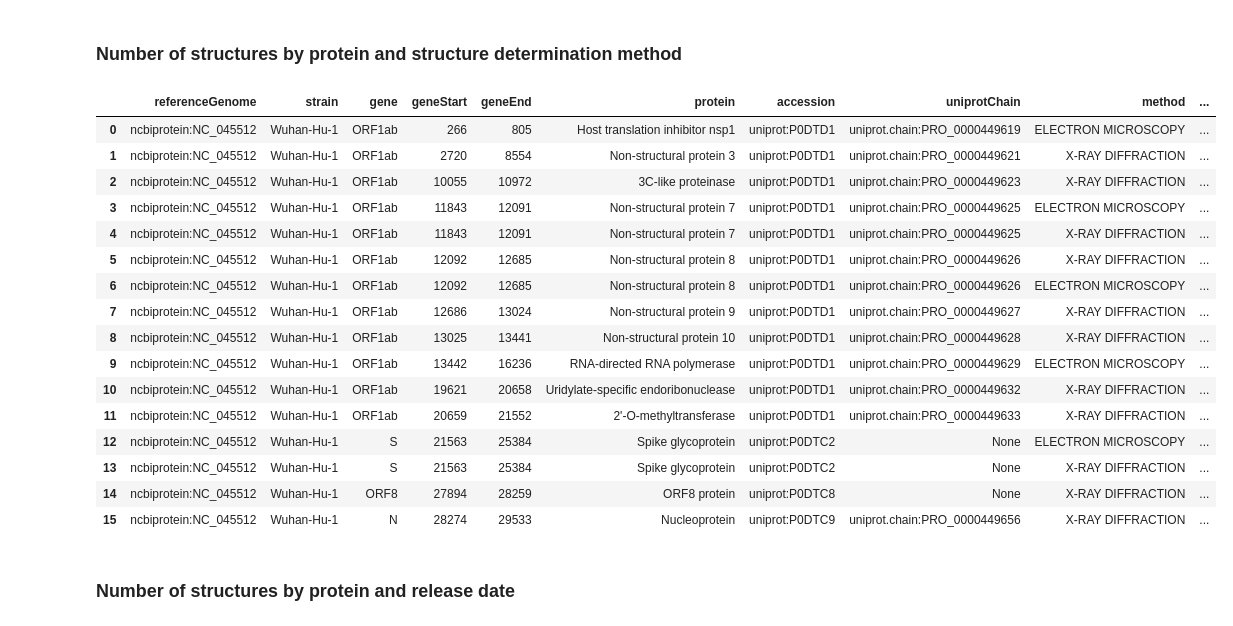
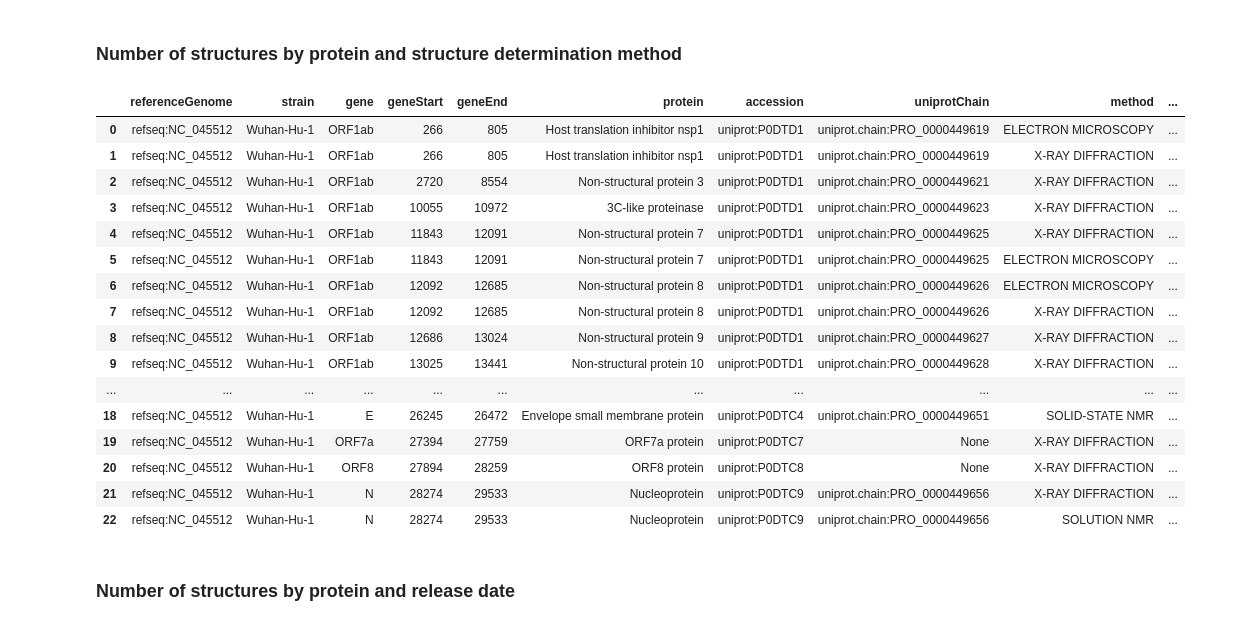
Before and after one commit to covid-19-net/covid-19-community, a Jupyter notebook: notebooks/analyses/SARS-CoV-2-3DStructures.ipynb, the cells around one changed output. Cells and saved outputs as stored; diff of their text form; code cells hidden in the pictures.

Commit message:
use new HAS_GENE relationship

```diff
--- a/notebooks/analyses/SARS-CoV-2-3DStructures.ipynb
+++ b/notebooks/analyses/SARS-CoV-2-3DStructures.ipynb
@@ -51,33 +55,33 @@ pdbs.head(1000)
 ### Number of structures by protein and structure determination method
 # %%
 query = """
-MATCH (r:Strain{id: $reference_genome})-[:HAS]->(g:Gene)-[:ENCODES]->(p:Protein)
+MATCH (r:Strain{id: $reference_genome})-[:HAS_GENE]->(g:Gene)-[:ENCODES]->(p:Protein)
       -[:HAS_TERTIARY_STRUCTURE]->(:Chain)-[:IS_PART_OF_STRUCTURE]->(s:Structure)
 WHERE (g.end - g.start) < 10000 // exclude polyproteins
 RETURN r.id AS referenceGenome, r.name AS strain, g.name AS gene, g.start AS geneStart, g.end AS geneEnd,
        p.name AS protein, p.accession AS accession, p.proId AS uniprotChain, s.method AS method, count(s.method) AS structures
 ORDER BY geneStart, accession, geneEnd DESC
 """
 pdbs = graph.run(query, reference_genome=reference_genome).to_data_frame()
 pdbs.head(1000)
 # %% [output]
 |  | referenceGenome | strain | gene | geneStart | geneEnd | protein | accession | uniprotChain | method | ... |
-| 0 | ncbiprotein:NC_045512 | Wuhan-Hu-1 | ORF1ab | 266 | 805 | Host translation inhibitor nsp1 | uniprot:P0DTD1 | uniprot.chain:PRO_0000449619 | ELECTRON MICROSCOPY | ... |
-| 1 | ncbiprotein:NC_045512 | Wuhan-Hu-1 | ORF1ab | 2720 | 8554 | Non-structural protein 3 | uniprot:P0DTD1 | uniprot.chain:PRO_0000449621 | X-RAY DIFFRACTION | ... |
-| 2 | ncbiprotein:NC_045512 | Wuhan-Hu-1 | ORF1ab | 10055 | 10972 | 3C-like proteinase | uniprot:P0DTD1 | uniprot.chain:PRO_0000449623 | X-RAY DIFFRACTION | ... |
-| 3 | ncbiprotein:NC_045512 | Wuhan-Hu-1 | ORF1ab | 11843 | 12091 | Non-structural protein 7 | uniprot:P0DTD1 | uniprot.chain:PRO_0000449625 | ELECTRON MICROSCOPY | ... |
-| 4 | ncbiprotein:NC_045512 | Wuhan-Hu-1 | ORF1ab | 11843 | 12091 | Non-structural protein 7 | uniprot:P0DTD1 | uniprot.chain:PRO_0000449625 | X-RAY DIFFRACTION | ... |
-| 5 | ncbiprotein:NC_045512 | Wuhan-Hu-1 | ORF1ab | 12092 | 12685 | Non-structural protein 8 | uniprot:P0DTD1 | uniprot.chain:PRO_0000449626 | X-RAY DIFFRACTION | ... |
-| 6 | ncbiprotein:NC_045512 | Wuhan-Hu-1 | ORF1ab | 12092 | 12685 | Non-structural protein 8 | uniprot:P0DTD1 | uniprot.chain:PRO_0000449626 | ELECTRON MICROSCOPY | ... |
-| 7 | ncbiprotein:NC_045512 | Wuhan-Hu-1 | ORF1ab | 12686 | 13024 | Non-structural protein 9 | uniprot:P0DTD1 | uniprot.chain:PRO_0000449627 | X-RAY DIFFRACTION | ... |
-| 8 | ncbiprotein:NC_045512 | Wuhan-Hu-1 | ORF1ab | 13025 | 13441 | Non-structural protein 10 | uniprot:P0DTD1 | uniprot.chain:PRO_0000449628 | X-RAY DIFFRACTION | ... |
-| 9 | ncbiprotein:NC_045512 | Wuhan-Hu-1 | ORF1ab | 13442 | 16236 | RNA-directed RNA polymerase | uniprot:P0DTD1 | uniprot.chain:PRO_0000449629 | ELECTRON MICROSCOPY | ... |
-| 10 | ncbiprotein:NC_045512 | Wuhan-Hu-1 | ORF1ab | 19621 | 20658 | Uridylate-specific endoribonuclease | uniprot:P0DTD1 | uniprot.chain:PRO_0000449632 | X-RAY DIFFRACTION | ... |
-| 11 | ncbiprotein:NC_045512 | Wuhan-Hu-1 | ORF1ab | 20659 | 21552 | 2'-O-methyltransferase | uniprot:P0DTD1 | uniprot.chain:PRO_0000449633 | X-RAY DIFFRACTION | ... |
-| 12 | ncbiprotein:NC_045512 | Wuhan-Hu-1 | S | 21563 | 25384 | Spike glycoprotein | uniprot:P0DTC2 | None | ELECTRON MICROSCOPY | ... |
-| 13 | ncbiprotein:NC_045512 | Wuhan-Hu-1 | S | 21563 | 25384 | Spike glycoprotein | uniprot:P0DTC2 | None | X-RAY DIFFRACTION | ... |
-| 14 | ncbiprotein:NC_045512 | Wuhan-Hu-1 | ORF8 | 27894 | 28259 | ORF8 protein | uniprot:P0DTC8 | None | X-RAY DIFFRACTION | ... |
-| 15 | ncbiprotein:NC_045512 | Wuhan-Hu-1 | N | 28274 | 29533 | Nucleoprotein | uniprot:P0DTC9 | uniprot.chain:PRO_0000449656 | X-RAY DIFFRACTION | ... |
+| 0 | refseq:NC_045512 | Wuhan-Hu-1 | ORF1ab | 266 | 805 | Host translation inhibitor nsp1 | uniprot:P0DTD1 | uniprot.chain:PRO_0000449619 | ELECTRON MICROSCOPY | ... |
+| 1 | refseq:NC_045512 | Wuhan-Hu-1 | ORF1ab | 266 | 805 | Host translation inhibitor nsp1 | uniprot:P0DTD1 | uniprot.chain:PRO_0000449619 | X-RAY DIFFRACTION | ... |
+| 2 | refseq:NC_045512 | Wuhan-Hu-1 | ORF1ab | 2720 | 8554 | Non-structural protein 3 | uniprot:P0DTD1 | uniprot.chain:PRO_0000449621 | X-RAY DIFFRACTION | ... |
+| 3 | refseq:NC_045512 | Wuhan-Hu-1 | ORF1ab | 10055 | 10972 | 3C-like proteinase | uniprot:P0DTD1 | uniprot.chain:PRO_0000449623 | X-RAY DIFFRACTION | ... |
+| 4 | refseq:NC_045512 | Wuhan-Hu-1 | ORF1ab | 11843 | 12091 | Non-structural protein 7 | uniprot:P0DTD1 | uniprot.chain:PRO_0000449625 | X-RAY DIFFRACTION | ... |
+| 5 | refseq:NC_045512 | Wuhan-Hu-1 | ORF1ab | 11843 | 12091 | Non-structural protein 7 | uniprot:P0DTD1 | uniprot.chain:PRO_0000449625 | ELECTRON MICROSCOPY | ... |
+| 6 | refseq:NC_045512 | Wuhan-Hu-1 | ORF1ab | 12092 | 12685 | Non-structural protein 8 | uniprot:P0DTD1 | uniprot.chain:PRO_0000449626 | ELECTRON MICROSCOPY | ... |
+| 7 | refseq:NC_045512 | Wuhan-Hu-1 | ORF1ab | 12092 | 12685 | Non-structural protein 8 | uniprot:P0DTD1 | uniprot.chain:PRO_0000449626 | X-RAY DIFFRACTION | ... |
+| 8 | refseq:NC_045512 | Wuhan-Hu-1 | ORF1ab | 12686 | 13024 | Non-structural protein 9 | uniprot:P0DTD1 | uniprot.chain:PRO_0000449627 | X-RAY DIFFRACTION | ... |
+| 9 | refseq:NC_045512 | Wuhan-Hu-1 | ORF1ab | 13025 | 13441 | Non-structural protein 10 | uniprot:P0DTD1 | uniprot.chain:PRO_0000449628 | X-RAY DIFFRACTION | ... |
+| ... | ... | ... | ... | ... | ... | ... | ... | ... | ... | ... |
+| 18 | refseq:NC_045512 | Wuhan-Hu-1 | E | 26245 | 26472 | Envelope small membrane protein | uniprot:P0DTC4 | uniprot.chain:PRO_0000449651 | SOLID-STATE NMR | ... |
+| 19 | refseq:NC_045512 | Wuhan-Hu-1 | ORF7a | 27394 | 27759 | ORF7a protein | uniprot:P0DTC7 | None | X-RAY DIFFRACTION | ... |
+| 20 | refseq:NC_045512 | Wuhan-Hu-1 | ORF8 | 27894 | 28259 | ORF8 protein | uniprot:P0DTC8 | None | X-RAY DIFFRACTION | ... |
+| 21 | refseq:NC_045512 | Wuhan-Hu-1 | N | 28274 | 29533 | Nucleoprotein | uniprot:P0DTC9 | uniprot.chain:PRO_0000449656 | X-RAY DIFFRACTION | ... |
+| 22 | refseq:NC_045512 | Wuhan-Hu-1 | N | 28274 | 29533 | Nucleoprotein | uniprot:P0DTC9 | uniprot.chain:PRO_0000449656 | SOLUTION NMR | ... |
 # %% [markdown]
 ### Number of structures by protein and release date
 # %%
```
Also changed, not shown: parts of 7 cells of this notebook.
